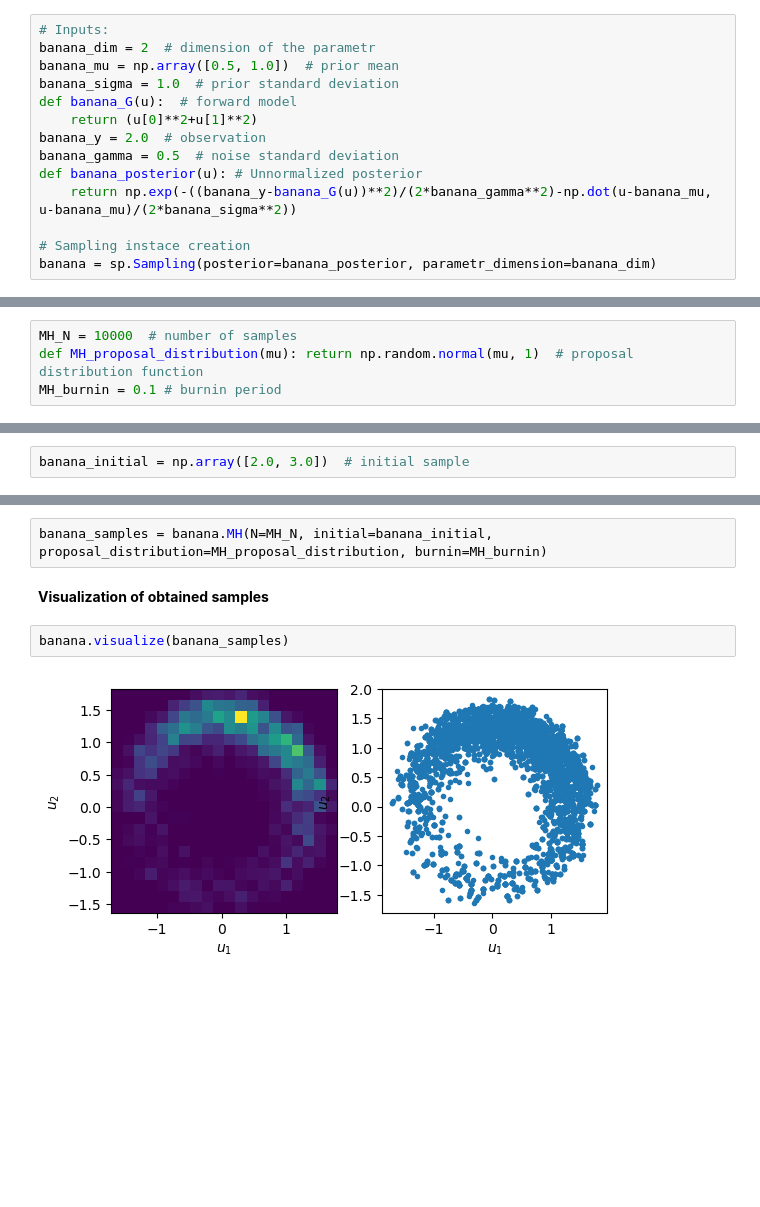
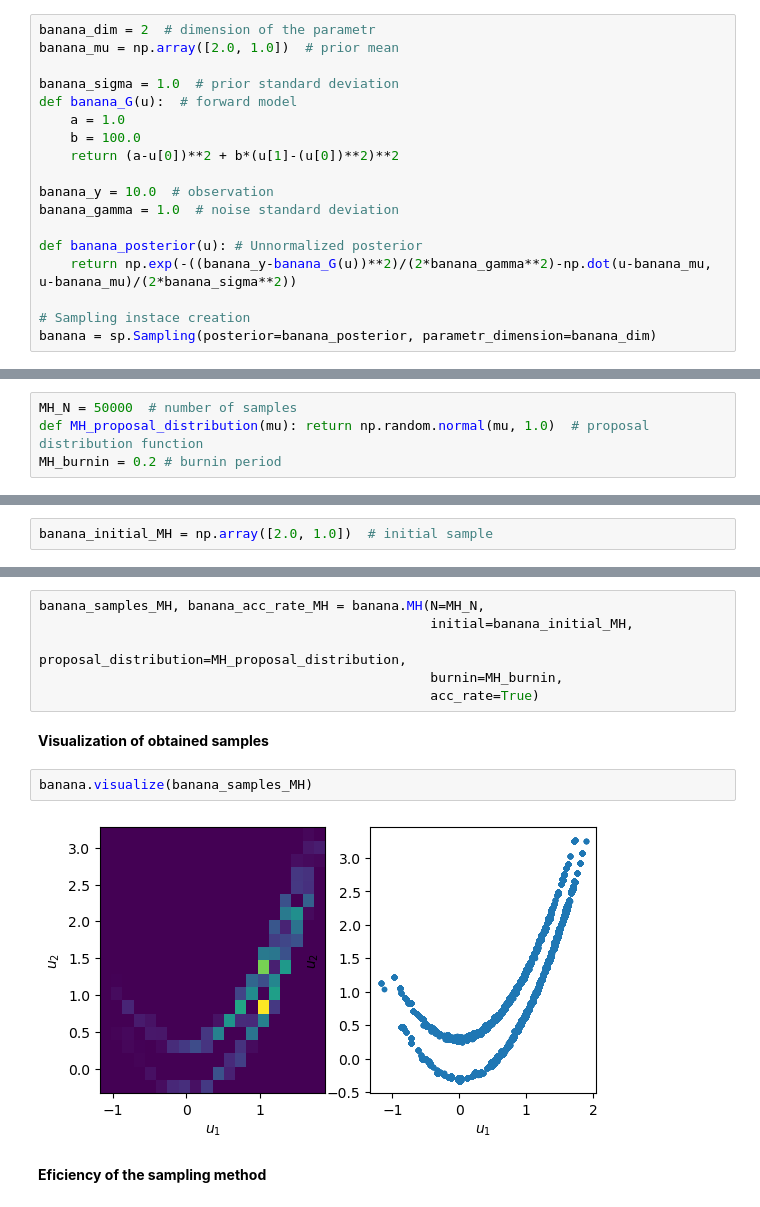
Before and after one commit to val0448/BC, a Jupyter notebook: testing.ipynb, the cells around one changed output, grey strips where cells are left out. Drawn from its saved outputs; the diff is of its cells as text; blank space fills up the shorter version.

```diff
--- a/testing.ipynb
+++ b/testing.ipynb
@@ -30,12 +50,16 @@ M_normal = sp.Sampling(posterior=M_normal_posterior, parametr_dimension=M_norama
 # %%
-# Inputs:
 banana_dim = 2  # dimension of the parametr
-banana_mu = np.array([0.5, 1.0])  # prior mean
+banana_mu = np.array([2.0, 1.0])  # prior mean
+
 banana_sigma = 1.0  # prior standard deviation
 def banana_G(u):  # forward model
-    return (u[0]**2+u[1]**2)
-banana_y = 2.0  # observation
-banana_gamma = 0.5  # noise standard deviation
+    a = 1.0
+    b = 100.0
+    return (a-u[0])**2 + b*(u[1]-(u[0])**2)**2
+
+banana_y = 10.0  # observation
+banana_gamma = 1.0  # noise standard deviation
+
 def banana_posterior(u): # Unnormalized posterior
     return np.exp(-((banana_y-banana_G(u))**2)/(2*banana_gamma**2)-np.dot(u-banana_mu, u-banana_mu)/(2*banana_sigma**2))
 
@@ -48,9 +95,9 @@ In this section we will test and visualize the results of MH method.
 # %% [markdown]
 **MH parametrs for testing**
 # %%
-MH_N = 10000  # number of samples
-def MH_proposal_distribution(mu): return np.random.normal(mu, 1)  # proposal distribution function
-MH_burnin = 0.1 # burnin period
+MH_N = 50000  # number of samples
+def MH_proposal_distribution(mu): return np.random.normal(mu, 1.0)  # proposal distribution function
+MH_burnin = 0.2 # burnin period
 # %% [markdown]
 ### **Modified Normal distribution (dim=1)**
 # %% [markdown]
@@ -72,14 +135,20 @@ M_normal.visualize(M_normal_samples)
 # %% [markdown]
 **Banana parametrs for testing**
 # %%
-banana_initial = np.array([2.0, 3.0])  # initial sample
+banana_initial_MH = np.array([2.0, 1.0])  # initial sample
 # %% [markdown]
 **Calling the method**
 # %%
-banana_samples = banana.MH(N=MH_N, initial=banana_initial, proposal_distribution=MH_proposal_distribution, burnin=MH_burnin)
+banana_samples_MH, banana_acc_rate_MH = banana.MH(N=MH_N,
+                                                  initial=banana_initial_MH,
+                                                  proposal_distribution=MH_proposal_distribution,
+                                                  burnin=MH_burnin,
+                                                  acc_rate=True)
 # %% [markdown]
 **Visualization of obtained samples**
 # %%
-banana.visualize(banana_samples)
+banana.visualize(banana_samples_MH)
 # %% [output]
-[figure, old version]
+[figure, new version]
+# %% [markdown]
+**Eficiency of the sampling method**
```
Also changed, not shown: parts of 46 cells of this notebook.
